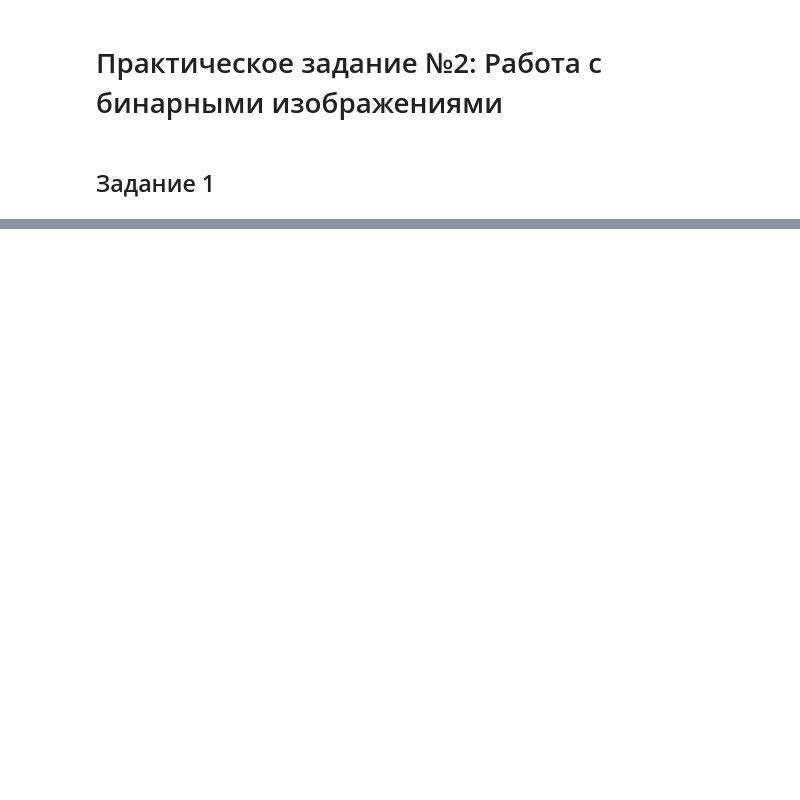
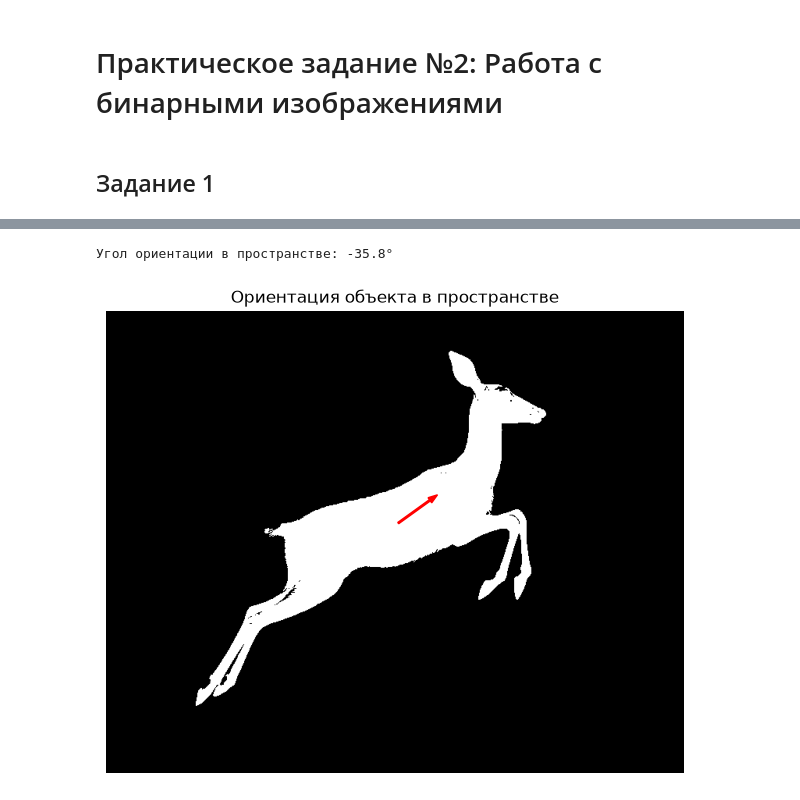
Before and after one commit to RuslanVdovinn/asu, a Jupyter notebook: kmkz/lec2/exercise/lab2.ipynb, the cells around one changed output, grey strips where cells are left out. Drawn from its saved outputs; the diff is of its cells as text; code cells hidden in the pictures; blank space fills up the shorter version.

```diff
--- a/kmkz/lec2/exercise/lab2.ipynb
+++ b/kmkz/lec2/exercise/lab2.ipynb
@@ -29,0 +48,22 @@ plt.imshow(img_gray, cmap='gray')
+# %%
+# Вычисление вторых центральных моментов
+mu20 = np.sum((x1 - centroid_x1)**2)
+mu02 = np.sum((y1 - centroid_y1)**2)
+mu11 = np.sum((x1 - centroid_x1)*(y1 - centroid_y1))
+
+angle = 0.5 * np.arctan2(2*mu11, mu20 - mu02)
+angle_deg = np.degrees(angle)
+print(f"Угол ориентации в пространстве: {angle_deg:.1f}°")
+
+# Визуализируем направление
+length = 50
+dx = length * np.cos(angle)
+dy = length * np.sin(angle)
+plt.imshow(img_bin, cmap='gray')
+plt.arrow(centroid_x1, centroid_y1, dx, dy, color='red', width=2, head_width=8)
+plt.title('Ориентация объекта в пространстве')
+plt.axis('off')
+plt.show()
+# %% [output]
+Угол ориентации в пространстве: -35.8°
+[figure, added]
```
Also changed, not shown: parts of 5 cells of this notebook.
